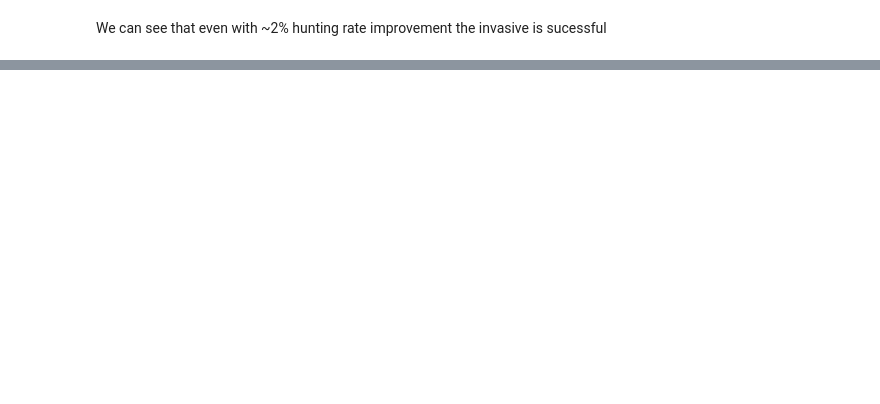
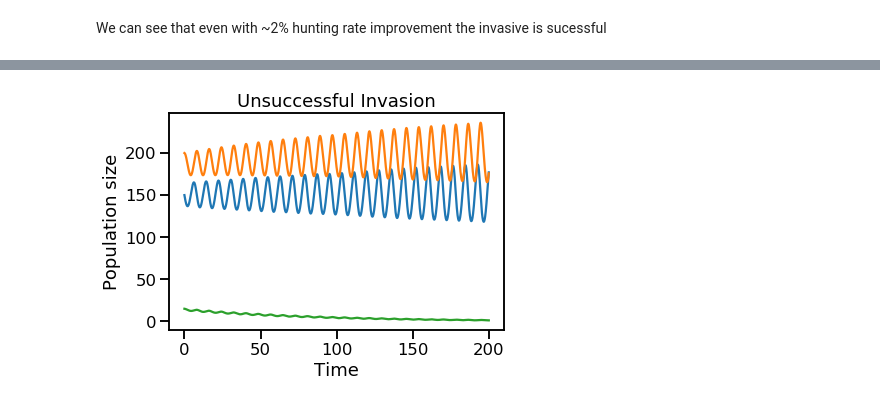
Before and after one commit to dorcohe/SciPythonFinalProject, a Jupyter notebook: FinalProject.ipynb, the cells around one changed output, grey strips where cells are left out. Saved outputs shown, nothing was run; the diff lists cells and outputs as text; code cells hidden in the pictures; blank space fills up the shorter version.

```diff
--- a/FinalProject.ipynb
+++ b/FinalProject.ipynb
@@ -178,0 +184,6 @@ Therefore, $(x^*, y_1^*, 0)$ is stable iff $h1>h2$ and unstable otherwise!
+# %%
+xstar = d/(ϵ*h1)
+ystar = b/h1
+t, xy =solve_plot(xstar, ystar, 15, 200, b, 0.005, 0.0049, ϵ, d, "Unsuccessful Invasion")
+# %% [output]
+[figure, added]
```
Also changed, not shown: parts of 13 cells of this notebook.
